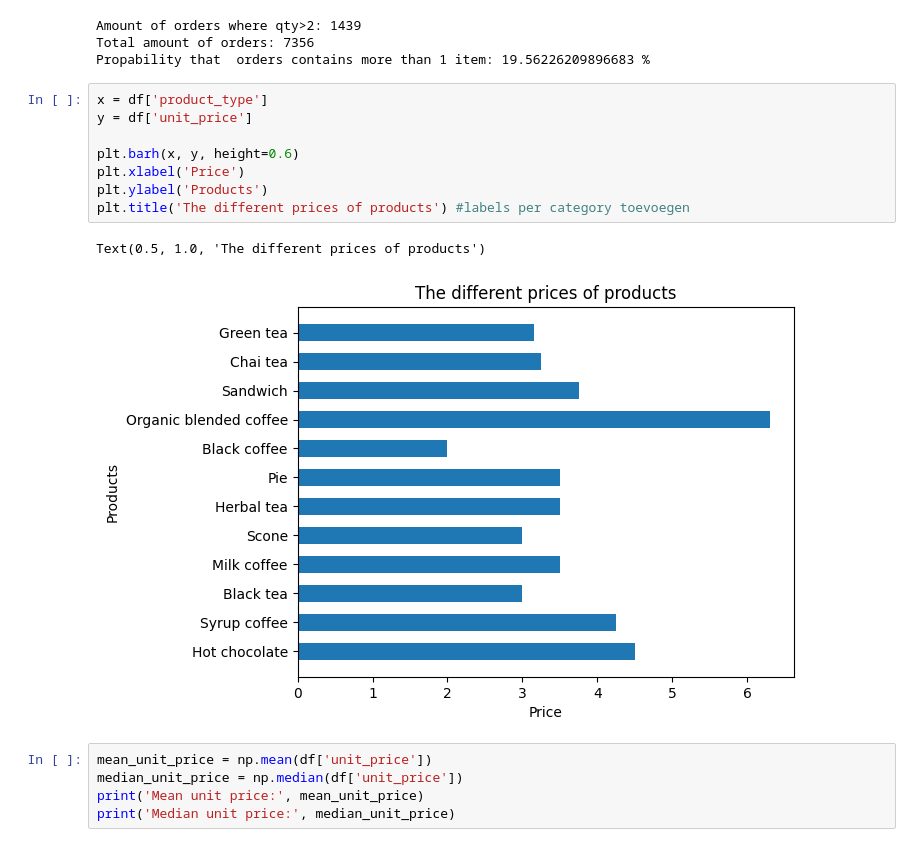
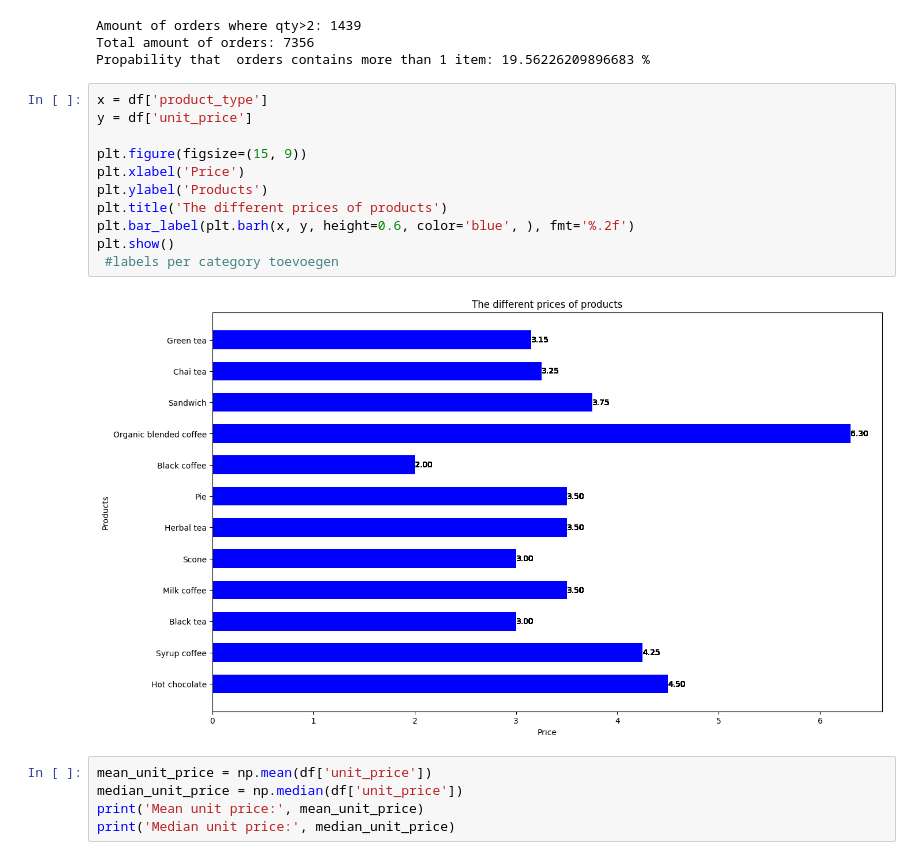
Before and after one commit to Kianvnh/TEST, a Jupyter notebook: Math/Final excersie/Final Assignment math.ipynb, the cells around one changed output. Cells and saved outputs as stored; diff of their text form.

```diff
--- a/Math/Final excersie/Final Assignment math.ipynb
+++ b/Math/Final excersie/Final Assignment math.ipynb
@@ -26,14 +28,16 @@ Propability that  orders contains more than 1 item: 19.56226209896683 %
 # %%
 x = df['product_type']
 y = df['unit_price']
 
-plt.barh(x, y, height=0.6)
+plt.figure(figsize=(15, 9))
 plt.xlabel('Price')
 plt.ylabel('Products')
-plt.title('The different prices of products') #labels per category toevoegen
+plt.title('The different prices of products')
+plt.bar_label(plt.barh(x, y, height=0.6, color='blue', ), fmt='%.2f')
+plt.show()
+ #labels per category toevoegen
 # %% [output]
-Text(0.5, 1.0, 'The different prices of products')
-[figure, old version]
+[figure, new version]
 # %%
 mean_unit_price = np.mean(df['unit_price'])
 median_unit_price = np.median(df['unit_price'])
```
Also changed, not shown: parts of 7 cells of this notebook, 1 other file.
